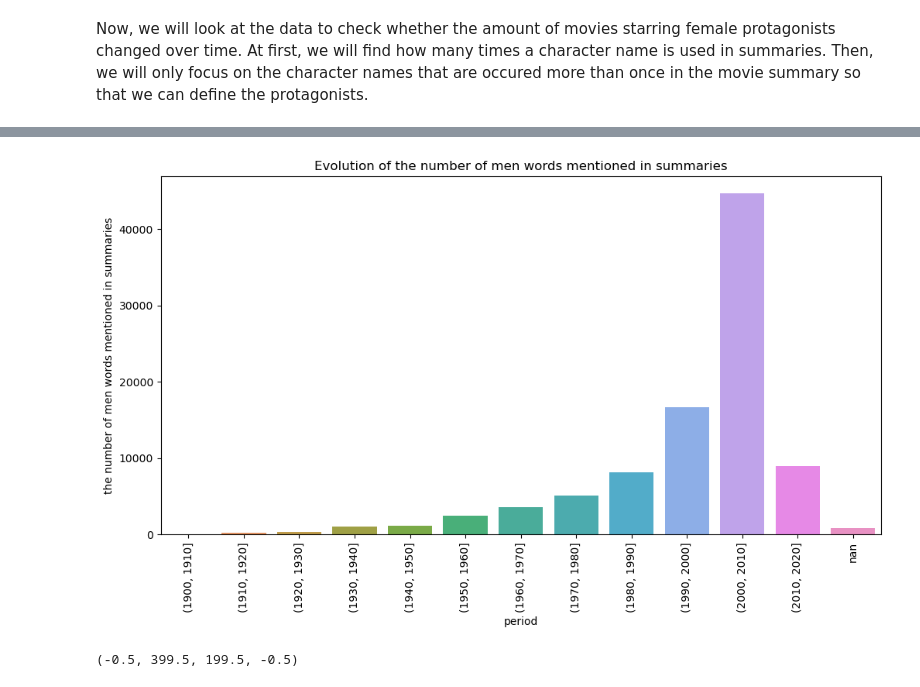
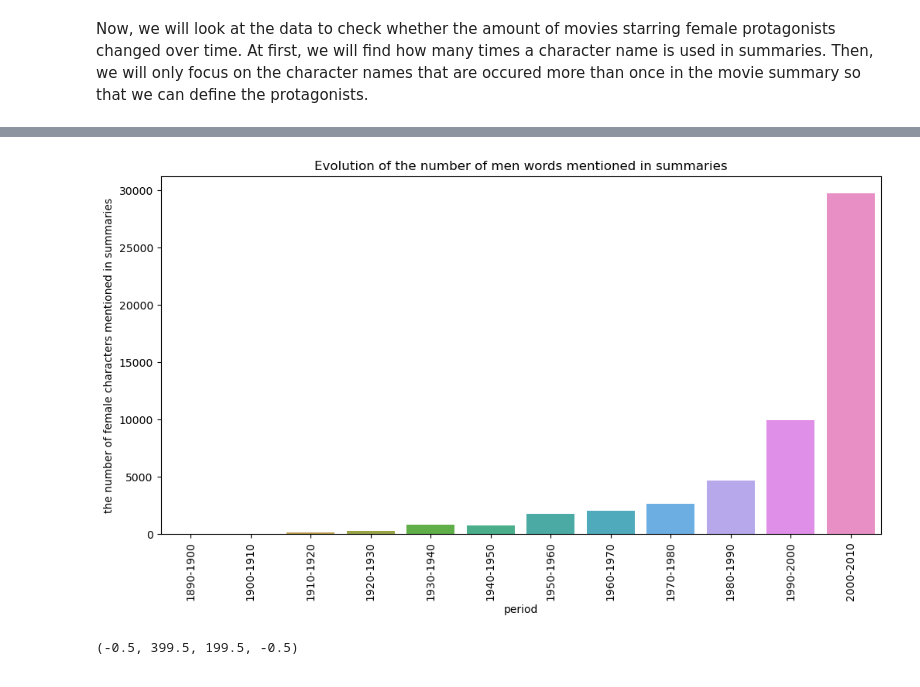
Before and after one commit to epfl-ada/ada-2023-project-adavengers2023, a Jupyter notebook: Milestone3_irem.ipynb, the cells around one changed output, grey strips where cells are left out. Saved outputs shown, nothing was run; the diff lists cells and outputs as text; code cells hidden in the pictures.

```diff
--- a/Milestone3_irem.ipynb
+++ b/Milestone3_irem.ipynb
@@ -1077,11 +1108,13 @@ Since the time horizon is too long, we decided to divide data to 10 years period
 #grouping yearly data by periods and creating new column named 'period'
 
 movie_summary_char_merged.loc[:,'test']=pd.to_numeric(movie_summary_char_merged['test'],errors='coerce').fillna(0).astype('int')
-movie_summary_char_merged.loc[:,'period'] = pd.cut(movie_summary_char_merged['test'], bins=range(1900, 2030, 10))
-movie_summary_char_merged.loc[:,'period']=movie_summary_char_merged.loc[:,'period'].astype('str')
+movie_summary_char_merged.loc[:,'period'] = pd.cut(movie_summary_char_merged['test'], bins=range(1010, 2020, 10))
+movie_summary_char_merged.loc[:,'period']=movie_summary_char_merged.loc[:,'period'].astype('str').replace('(', '').replace(']', '')
+movie_summary_char_merged=movie_summary_char_merged[movie_summary_char_merged['period'] != 'nan']
 
-#grouping data to periods and finding the percentage of female/male protagonists
+#grouping data to periods and finding the percentage of female/male characters
 
-movie_summary_char_merged_grouped = movie_summary_char_merged.groupby(['period','Gender']).sum('Count_of_Char')
-movie_summary_char_merged_grouped['Percentage'] = movie_summary_char_merged_grouped.groupby('period')['Count_of_Char'].transform(lambda x: (x / x.sum()) * 100)
+movie_summary_char_merged_grouped = movie_summary_char_merged.groupby(['period','Gender']).sum('Count_of_Char').dropna()
+movie_summary_char_merged_grouped['Percentage'] = movie_summary_char_merged_grouped.groupby('period')['Count_of_Char'].transform(lambda x: (x / x.sum()) * 100).dropna()
 movie_summary_char_merged_grouped=movie_summary_char_merged_grouped.reset_index()
+movie_summary_char_merged_grouped=movie_summary_char_merged_grouped[movie_summary_char_merged_grouped['period'] != 'nan']
@@ -1097 +1121,11 @@ movie_summary_char_merged_grouped.head()
+# %%
+movie_summary_char_merged.head()
+#movie_summary_char_merged_grouped
+
+movie_summary_char_merged['period'].unique()
+
+def format_period(period):
+    return period.replace('(', '').replace(']', '').replace(', ', '-')
+
+movie_summary_char_merged_grouped['period']=movie_summary_char_merged_grouped['period'].apply(format_period)
 # %% [markdown]
@@ -1190,0 +1196,12 @@ ax.get_legend()
+# %%
+#grouping yearly data by periods and creating new column named 'period'
+movie_summary_char_merged.loc[:,'period'] = pd.cut(movie_summary_char_merged['test'], bins=range(1900, 2030, 5))
+movie_summary_char_merged.loc[:,'period']=movie_summary_char_merged.loc[:,'period'].astype('str')
+
+#grouping data to periods and finding the percentage of female/male protagonists
+
+movie_summary_char_merged_grouped = movie_summary_char_merged.groupby(['period','Gender']).sum('Count_of_Char')
+movie_summary_char_merged_grouped['Percentage'] = movie_summary_char_merged_grouped.groupby('period')['Count_of_Char'].transform(lambda x: (x / x.sum()) * 100)
+movie_summary_char_merged_grouped=movie_summary_char_merged_grouped.reset_index()
+movie_summary_char_merged_grouped= movie_summary_char_merged_grouped[movie_summary_char_merged_grouped['period'] != 'nan'].dropna()
+movie_summary_char_merged_grouped['period'].unique()
@@ -1190,0 +1217,5 @@ ax.get_legend()
+# %%
+def format_period(period):
+    return period.replace('(', '').replace('.0]', '').replace('.0, ', '-')
+
+movie_summary_char_merged_grouped['period']=movie_summary_char_merged_grouped['period'].apply(format_period)
@@ -1191,13 +1353,13 @@ ax.get_legend()
 # %%
 #DO WE WANT TO ADD THE NUMBER OF MEN WORDS MENTIONED?
 #Making plot
 plt.figure(figsize=(12, 6))
-ax = sns.barplot(x='period',y="Count_of_Char", data=movie_summary_char_merged_grouped[movie_summary_char_merged_grouped['Gender']=='M'])
+ax = sns.barplot(x='period',y="Count_of_Char", data=movie_summary_char_merged_grouped[movie_summary_char_merged_grouped['Gender']=='F'])
 ax = plt.title("Evolution of the number of men words mentioned in summaries")
-ax = plt.ylabel("the number of men words mentioned in summaries")
+ax = plt.ylabel("the number of female characters mentioned in summaries")
 ax = plt.xticks(rotation=90)
 # %% [output]
-[figure, old version]
+[figure, new version]
 # %%
 dfsummaries_period = dfsummaries.merge(summary_and_movie[['Wikipedia_ID','test']] ,on="Wikipedia_ID",how ='left').dropna()
 dfsummaries_period.loc[:,'test']=pd.to_numeric(dfsummaries_period['test'],errors='coerce').fillna(0).astype('int')
```
Also changed, not shown: parts of 28 cells of this notebook.
